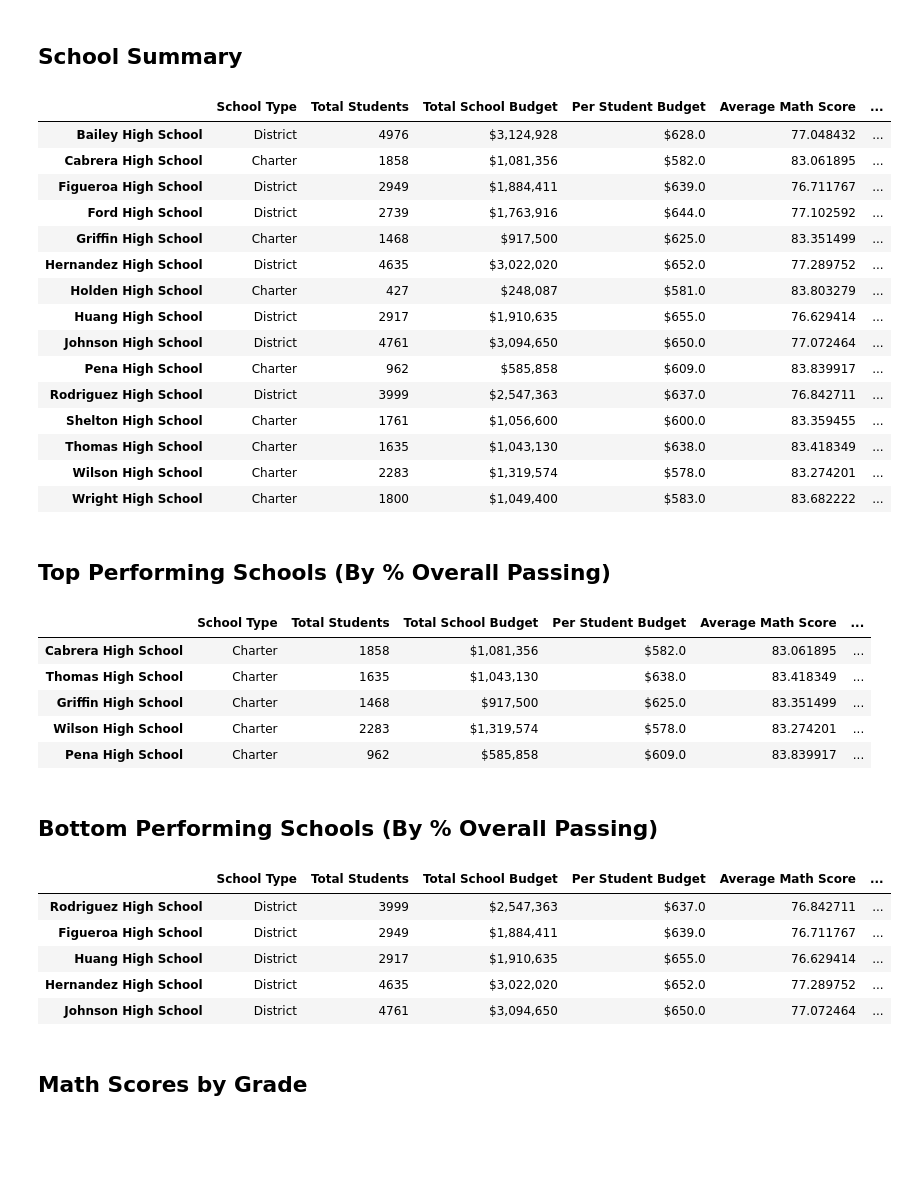
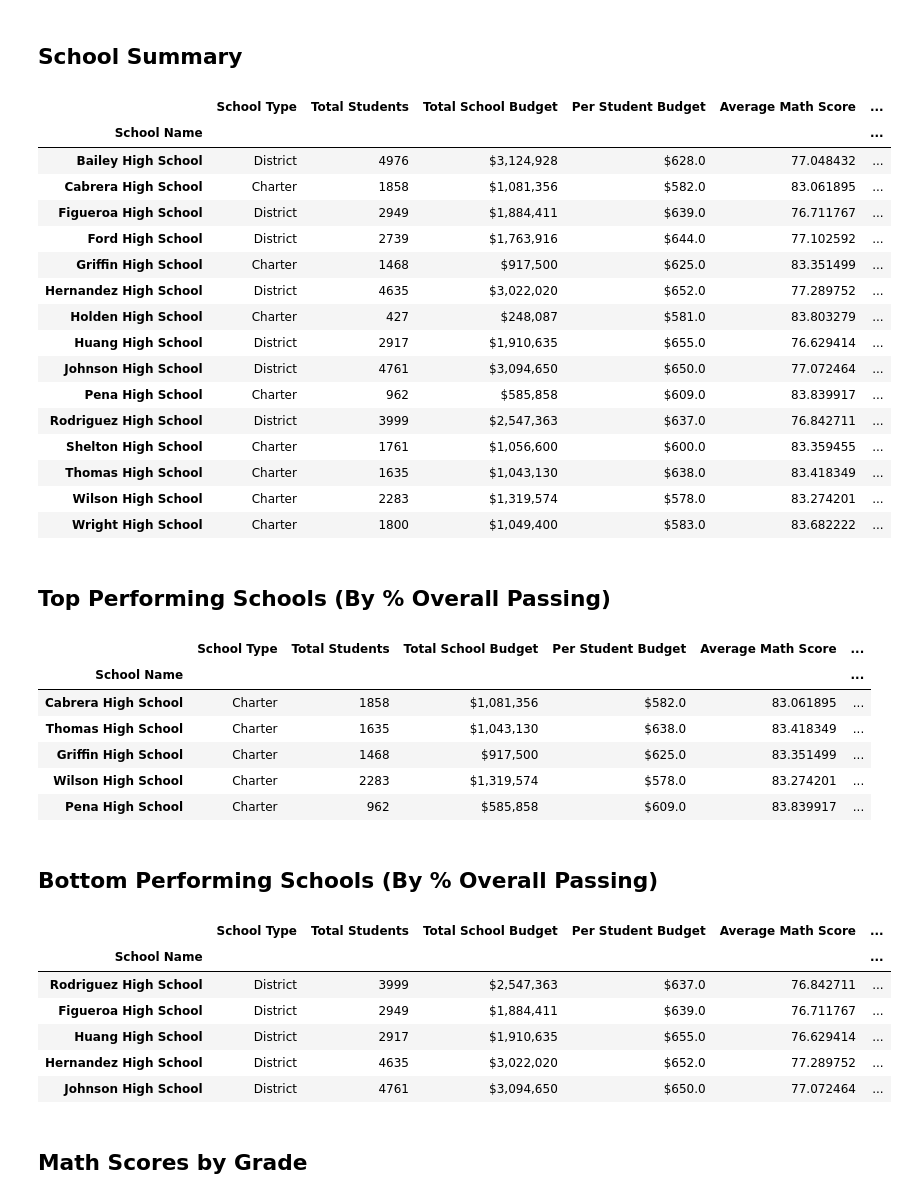
Before and after one commit to abpuccini/pandas-challenge, a Jupyter notebook: PyCitySchools/PyCitySchool.ipynb, the cells around one changed output. Saved outputs shown, nothing was run; the diff lists cells and outputs as text; code cells hidden in the pictures; blank space fills up the shorter version.

```diff
--- a/PyCitySchools/PyCitySchool.ipynb
+++ b/PyCitySchools/PyCitySchool.ipynb
@@ -122,34 +122,35 @@ reading_pass_gp = reading_pass_df.groupby(['school_name'])
 percent_pass_reading = reading_pass_gp['reading_score'].count() / total_std *100
 
 # % Overall Passing (The percentage of students that passed math and reading.)
 overall_pass_df = school_data_complete[(school_data_complete['math_score'] >= 70) & (school_data_complete['reading_score'] >= 70)]
 overall_pass_gp = overall_pass_df.groupby(['school_name'])
 percent_pass_overall = overall_pass_gp['student_name'].count() / total_std *100
 
 # Create a dataframe to hold the above results
 schools_summary_dict = {
     'School Type': school_types,
     'Total Students' : total_std,
     'Total School Budget': school_budget,
     'Per Student Budget': per_std_bg,
     'Average Math Score': avg_math_school,
     'Average Reading Score': percent_pass_math,
     '% Passing Math': percent_pass_math,
     '% Passing Reading': percent_pass_reading,
     '% Overall Passing': percent_pass_overall
 }
 
 city_schools_summary_df = pd.DataFrame(schools_summary_dict)
 
 # Give the displayed data cleaner formatting
 schools_summary_df = city_schools_summary_df.copy()
-schools_summary_df.index.name = None
+schools_summary_df.index.name = 'School Name'
 schools_summary_df['Total School Budget'] = schools_summary_df['Total School Budget'].map('${:,}'.format)
 schools_summary_df['Per Student Budget'] = schools_summary_df['Per Student Budget'].map('${:,}'.format)
 
 schools_summary_df
 # %% [output]
 |  | School Type | Total Students | Total School Budget | Per Student Budget | Average Math Score | ... |
+| School Name |  |  |  |  |  | ... |
 | Bailey High School | District | 4976 | $3,124,928 | $628.0 | 77.048432 | ... |
 | Cabrera High School | Charter | 1858 | $1,081,356 | $582.0 | 83.061895 | ... |
 | Figueroa High School | District | 2949 | $1,884,411 | $639.0 | 76.711767 | ... |
@@ -173,6 +174,7 @@ top_perform_df = schools_summary_df.sort_values('% Overall Passing', ascending=F
 top_perform_df.head(5)
 # %% [output]
 |  | School Type | Total Students | Total School Budget | Per Student Budget | Average Math Score | ... |
+| School Name |  |  |  |  |  | ... |
 | Cabrera High School | Charter | 1858 | $1,081,356 | $582.0 | 83.061895 | ... |
 | Thomas High School | Charter | 1635 | $1,043,130 | $638.0 | 83.418349 | ... |
 | Griffin High School | Charter | 1468 | $917,500 | $625.0 | 83.351499 | ... |
@@ -186,6 +188,7 @@ bottom_perform_df = schools_summary_df.sort_values('% Overall Passing', ascendin
 bottom_perform_df.head(5)
 # %% [output]
 |  | School Type | Total Students | Total School Budget | Per Student Budget | Average Math Score | ... |
+| School Name |  |  |  |  |  | ... |
 | Rodriguez High School | District | 3999 | $2,547,363 | $637.0 | 76.842711 | ... |
 | Figueroa High School | District | 2949 | $1,884,411 | $639.0 | 76.711767 | ... |
 | Huang High School | District | 2917 | $1,910,635 | $655.0 | 76.629414 | ... |
```
